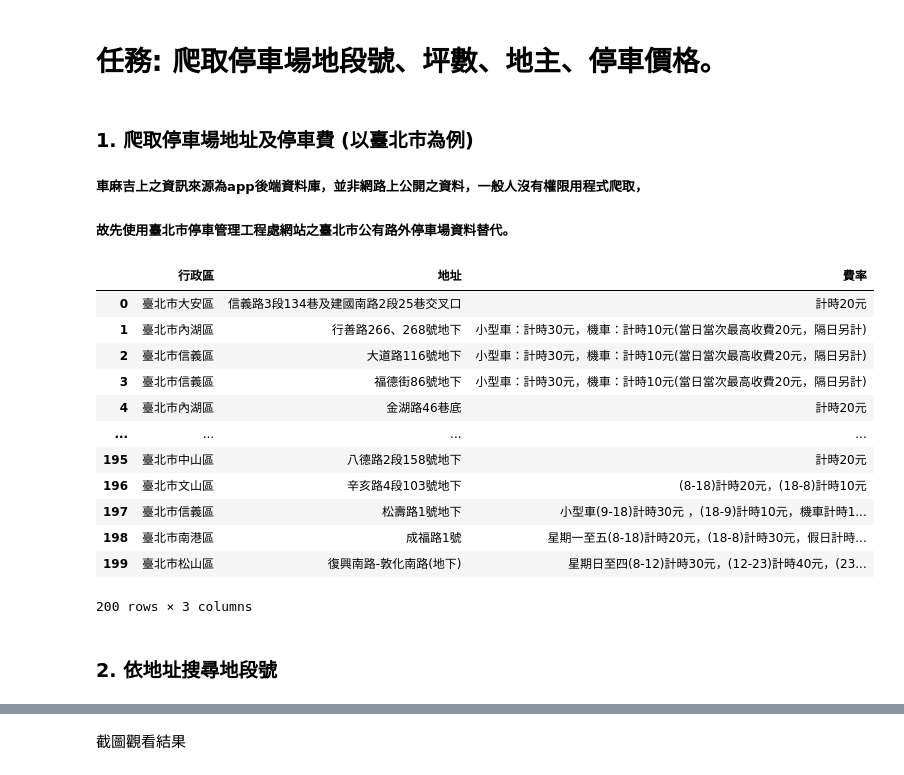
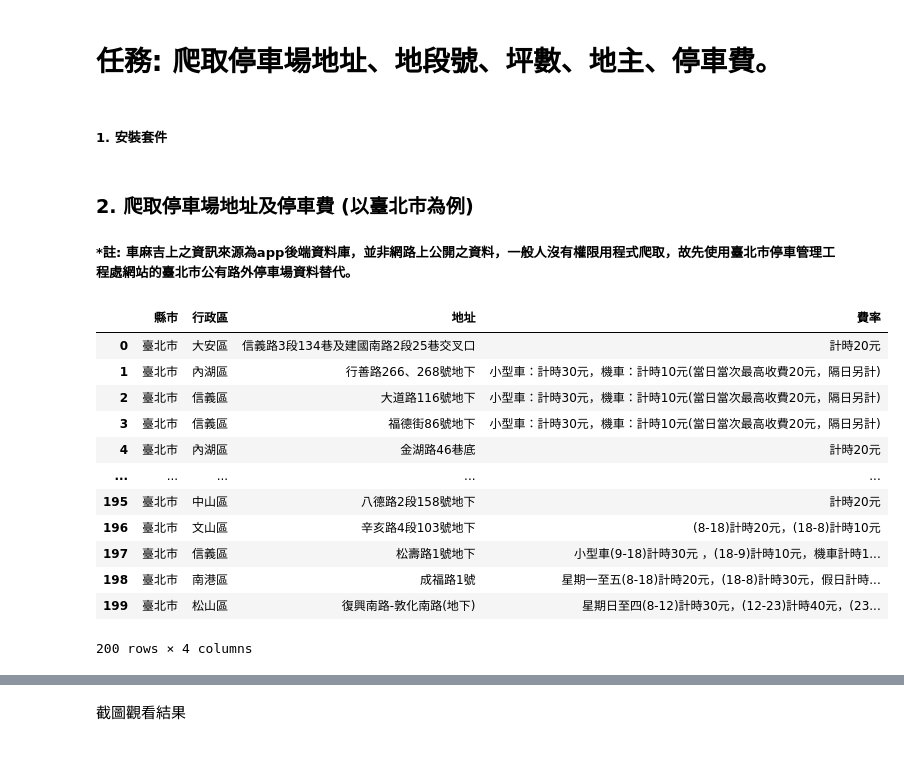
Before and after one commit to yctsaiyc/parkinglot, a Jupyter notebook: parkinglot.ipynb, the cells around one changed output, grey strips where cells are left out. Saved outputs shown, nothing was run; the diff lists cells and outputs as text; code cells hidden in the pictures.

```diff
--- a/parkinglot.ipynb
+++ b/parkinglot.ipynb
@@ -1,2 +1,2 @@
 # %% [markdown]
-# 任務: 爬取停車場地段號、坪數、地主、停車價格。
+# 任務: 爬取停車場地址、地段號、坪數、地主、停車費。
@@ -20,0 +3,2 @@ for dirname, _, filenames in os.walk('/kaggle/input'):
+# %% [markdown]
+##### 1. 安裝套件
@@ -21,41 +23,41 @@ for dirname, _, filenames in os.walk('/kaggle/input'):
 # %% [markdown]
-### 1. 爬取停車場地址及停車費 (以臺北市為例)
-##### 車麻吉上之資訊來源為app後端資料庫，並非網路上公開之資料，一般人沒有權限用程式爬取，
-##### 故先使用臺北市停車管理工程處網站之臺北市公有路外停車場資料替代。
+### 2. 爬取停車場地址及停車費 (以臺北市為例)
+##### *註: 車麻吉上之資訊來源為app後端資料庫，並非網路上公開之資料，一般人沒有權限用程式爬取，故先使用臺北市停車管理工程處網站的臺北市公有路外停車場資料替代。
 # %%
 import requests
 from bs4 import BeautifulSoup
 import pandas as pd
 
 url = 'https://pma.gov.taipei/News.aspx?n=6833ECE829BE5990&sms=504AB58CAE8A1C62&page=1&PageSize=200'
 
 response = requests.get(url)
 soup = BeautifulSoup(response.content, 'html.parser')
 
-districts_html = soup.find_all('td', {'data-title': '行政區'})
+cities_districts_html = soup.find_all('td', {'data-title': '行政區'})
 addresses_html = soup.find_all('td', {'data-title': '停車場地址'})
 fees_html = soup.find_all('td', {'data-title': '費率'})
 
-districts = [district.text for district in districts_html]
+cities_districts = [c_d.text for c_d in cities_districts_html]
+cities = ['臺北市']*len(cities_districts)
+districts = [c_d.split('市')[-1] for c_d in cities_districts]
+
 addresses = [address.text for address in addresses_html]
 fees = [fee.text for fee in fees_html]
 
 # 轉成dataframe
-df = pd.DataFrame({'行政區': districts, '地址': addresses, '費率':fees})
+df = pd.DataFrame({'縣市': cities, '行政區': districts, '地址': addresses, '費率':fees})
 df
 # %% [output]
-|  | 行政區 | 地址 | 費率 |
-| 0 | 臺北市大安區 | 信義路3段134巷及建國南路2段25巷交叉口 | 計時20元 |
-| 1 | 臺北市內湖區 | 行善路266、268號地下 | 小型車：計時30元，機車：計時10元(當日當次最高收費20元，隔日另計) |
-| 2 | 臺北市信義區 | 大道路116號地下 | 小型車：計時30元，機車：計時10元(當日當次最高收費20元，隔日另計) |
-| 3 | 臺北市信義區 | 福德街86號地下 | 小型車：計時30元，機車：計時10元(當日當次最高收費20元，隔日另計) |
-| 4 | 臺北市內湖區 | 金湖路46巷底 | 計時20元 |
-| ... | ... | ... | ... |
-| 195 | 臺北市中山區 | 八德路2段158號地下 | 計時20元 |
-| 196 | 臺北市文山區 | 辛亥路4段103號地下 | (8-18)計時20元，(18-8)計時10元 |
-| 197 | 臺北市信義區 | 松壽路1號地下 | 小型車(9-18)計時30元 ，(18-9)計時10元，機車計時1... |
-| 198 | 臺北市南港區 | 成福路1號 | 星期一至五(8-18)計時20元，(18-8)計時30元，假日計時... |
-| 199 | 臺北市松山區 | 復興南路-敦化南路(地下) | 星期日至四(8-12)計時30元，(12-23)計時40元，(23... |
+|  | 縣市 | 行政區 | 地址 | 費率 |
+| 0 | 臺北市 | 大安區 | 信義路3段134巷及建國南路2段25巷交叉口 | 計時20元 |
+| 1 | 臺北市 | 內湖區 | 行善路266、268號地下 | 小型車：計時30元，機車：計時10元(當日當次最高收費20元，隔日另計) |
+| 2 | 臺北市 | 信義區 | 大道路116號地下 | 小型車：計時30元，機車：計時10元(當日當次最高收費20元，隔日另計) |
+| 3 | 臺北市 | 信義區 | 福德街86號地下 | 小型車：計時30元，機車：計時10元(當日當次最高收費20元，隔日另計) |
+| 4 | 臺北市 | 內湖區 | 金湖路46巷底 | 計時20元 |
+| ... | ... | ... | ... | ... |
+| 195 | 臺北市 | 中山區 | 八德路2段158號地下 | 計時20元 |
+| 196 | 臺北市 | 文山區 | 辛亥路4段103號地下 | (8-18)計時20元，(18-8)計時10元 |
+| 197 | 臺北市 | 信義區 | 松壽路1號地下 | 小型車(9-18)計時30元 ，(18-9)計時10元，機車計時1... |
+| 198 | 臺北市 | 南港區 | 成福路1號 | 星期一至五(8-18)計時20元，(18-8)計時30元，假日計時... |
+| 199 | 臺北市 | 松山區 | 復興南路-敦化南路(地下) | 星期日至四(8-12)計時30元，(12-23)計時40元，(23... |
-200 rows × 3 columns
+200 rows × 4 columns
-# %% [markdown]
-### 2. 依地址搜尋地段號
```
Also changed, not shown: parts of 15 cells of this notebook.
